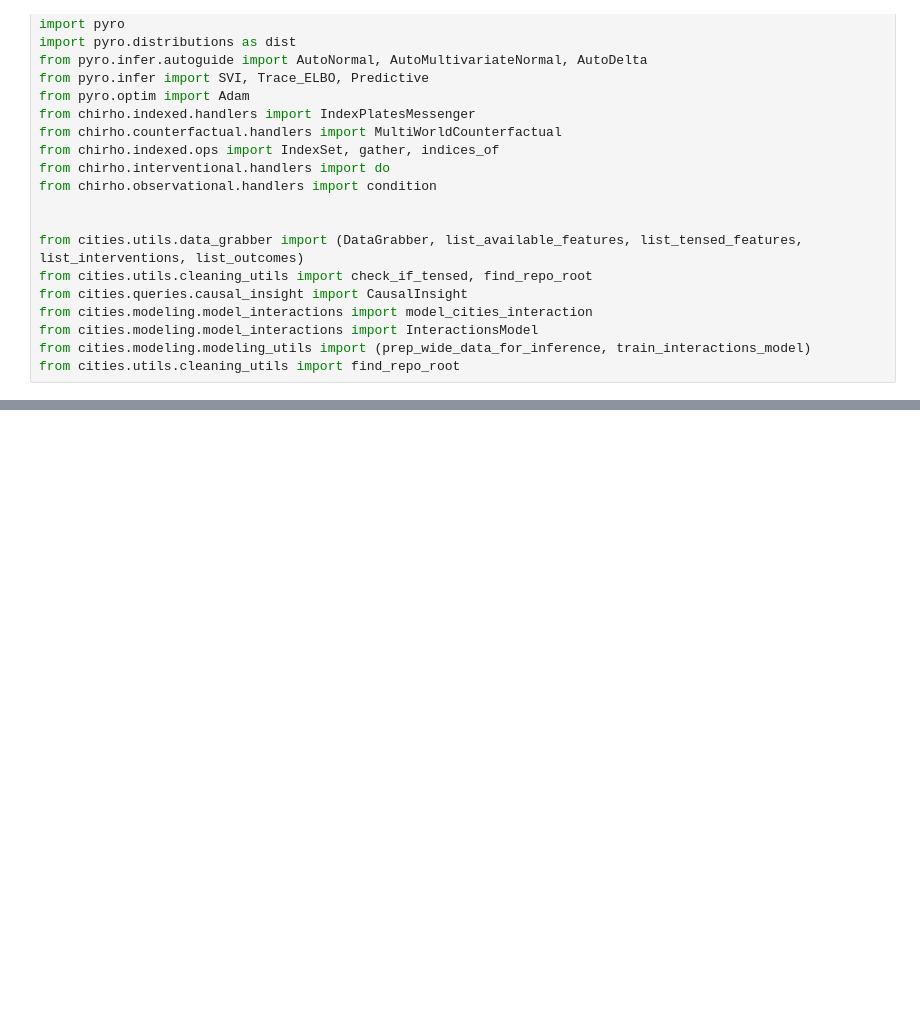
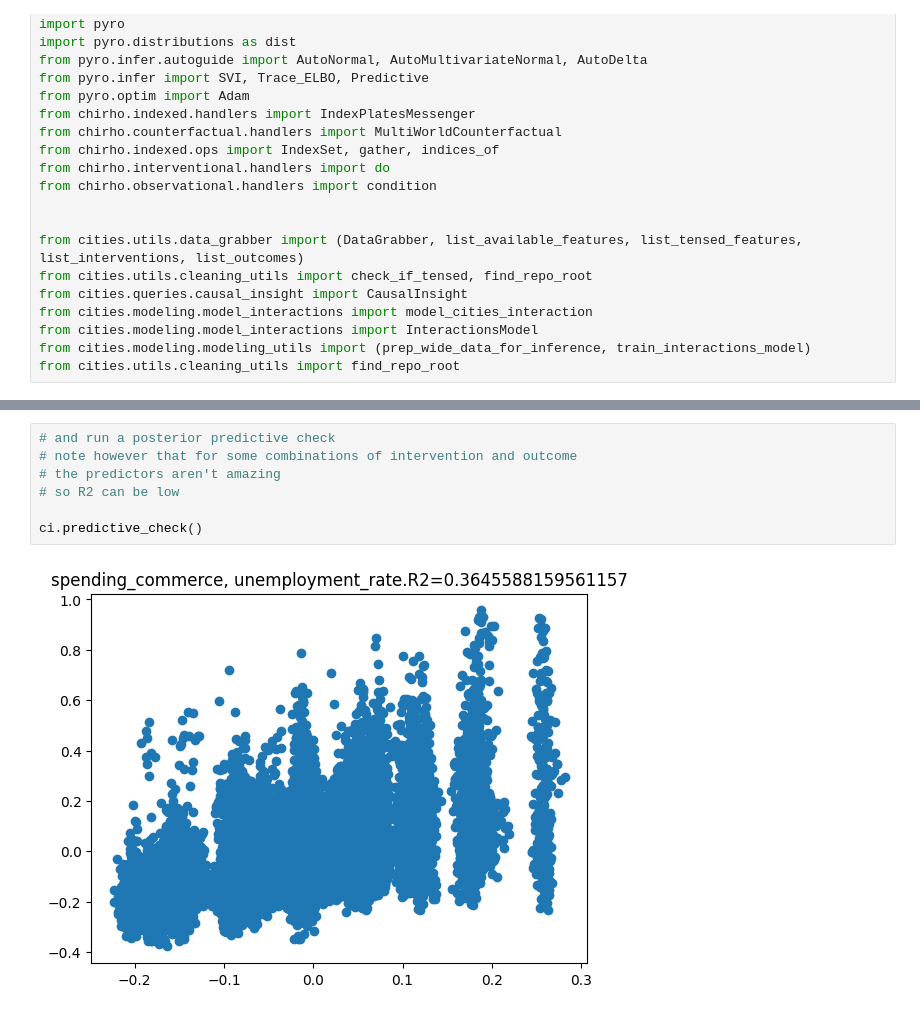
Before and after one commit to BasisResearch/cities, a Jupyter notebook: docs/guides/causal_insights_demo.ipynb, the cells around one changed output, grey strips where cells are left out. Drawn from its saved outputs; the diff is of its cells as text; blank space fills up the shorter version.

```diff
--- a/docs/guides/causal_insights_demo.ipynb
+++ b/docs/guides/causal_insights_demo.ipynb
@@ -55,0 +77,9 @@ NameError: name 'intervention' is not defined
+# %%
+# and run a posterior predictive check
+# note however that for some combinations of intervention and outcome
+# the predictors aren't amazing
+# so R2 can be low
+
+ci.predictive_check()
+# %% [output]
+[figure, added]
```
Also changed, not shown: parts of 7 cells of this notebook.
